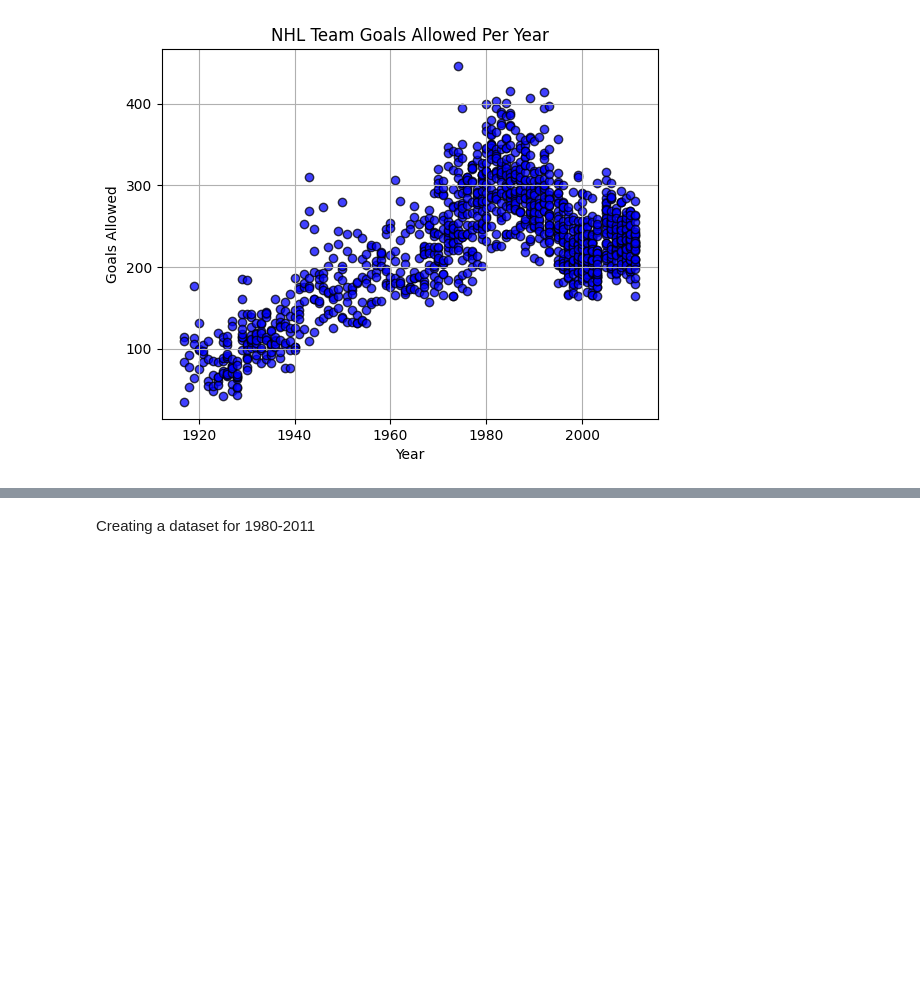
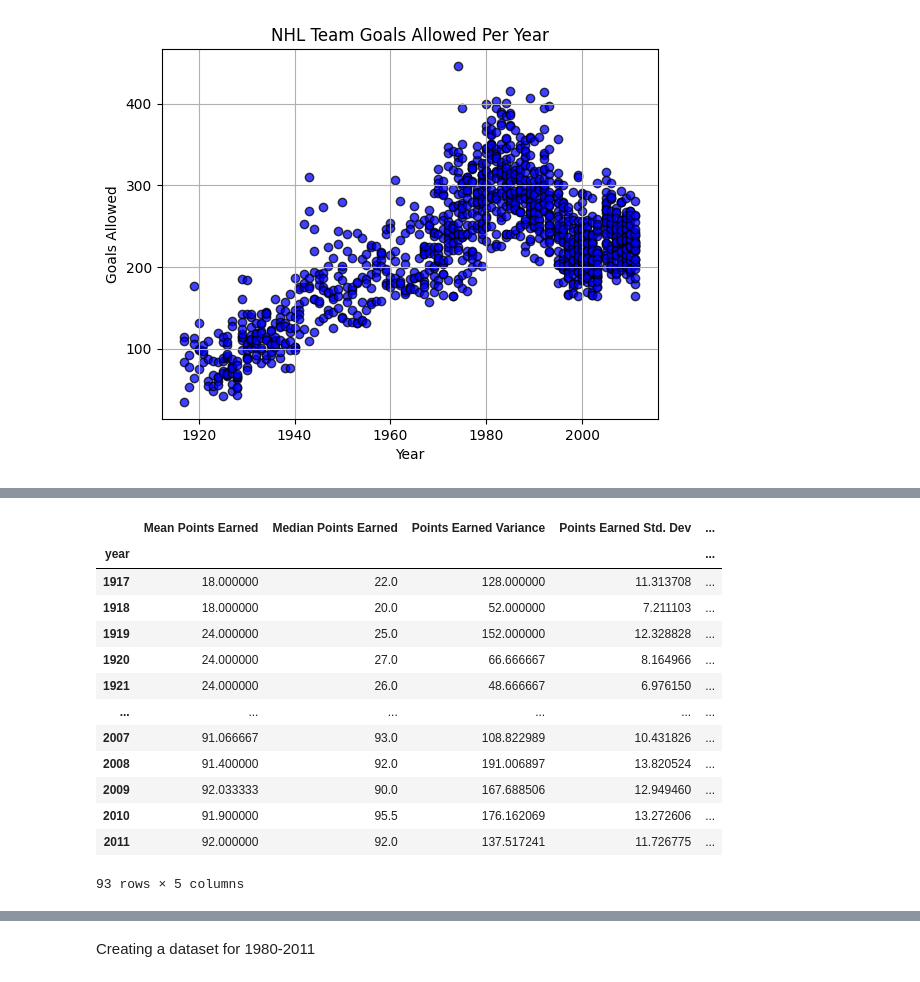
Before and after one commit to samwallach7/Project1-DELTS, a Jupyter notebook: teams_playground.ipynb, the cells around one changed output, grey strips where cells are left out. Cells and saved outputs as stored; diff of their text form; code cells hidden in the pictures; blank space fills up the shorter version.

```diff
--- a/teams_playground.ipynb
+++ b/teams_playground.ipynb
@@ -112,0 +171,35 @@ plt.show()
+# %%
+yearly_points_dst = nhl_team_data.groupby("year")
+points_earned = yearly_points_dst["Pts"]
+
+mean_points_earned = points_earned.mean()
+median_points_earned = points_earned.median()
+var_points_earned = points_earned.var()
+stdev_points_earned = points_earned.std()
+sem_points_earned = points_earned.sem()
+
+# Assemble the resulting series into a single summary DataFrame.
+
+points_earned_summary = years_list.copy()
+points_earned_summary["Mean Points Earned"] = mean_points_earned
+points_earned_summary["Median Points Earned"] = median_points_earned
+points_earned_summary["Points Earned Variance"] = var_points_earned
+points_earned_summary["Points Earned Std. Dev"] = stdev_points_earned
+points_earned_summary["Points Earned Std. Err"] = sem_points_earned
+
+points_earned_summary
+# %% [output]
+|  | Mean Points Earned | Median Points Earned | Points Earned Variance | Points Earned Std. Dev | ... |
+| year |  |  |  |  | ... |
+| 1917 | 18.000000 | 22.0 | 128.000000 | 11.313708 | ... |
+| 1918 | 18.000000 | 20.0 | 52.000000 | 7.211103 | ... |
+| 1919 | 24.000000 | 25.0 | 152.000000 | 12.328828 | ... |
+| 1920 | 24.000000 | 27.0 | 66.666667 | 8.164966 | ... |
+| 1921 | 24.000000 | 26.0 | 48.666667 | 6.976150 | ... |
+| ... | ... | ... | ... | ... | ... |
+| 2007 | 91.066667 | 93.0 | 108.822989 | 10.431826 | ... |
+| 2008 | 91.400000 | 92.0 | 191.006897 | 13.820524 | ... |
+| 2009 | 92.033333 | 90.0 | 167.688506 | 12.949460 | ... |
+| 2010 | 91.900000 | 95.5 | 176.162069 | 13.272606 | ... |
+| 2011 | 92.000000 | 92.0 | 137.517241 | 11.726775 | ... |
+93 rows × 5 columns
```
Also changed, not shown: parts of 8 cells of this notebook.
